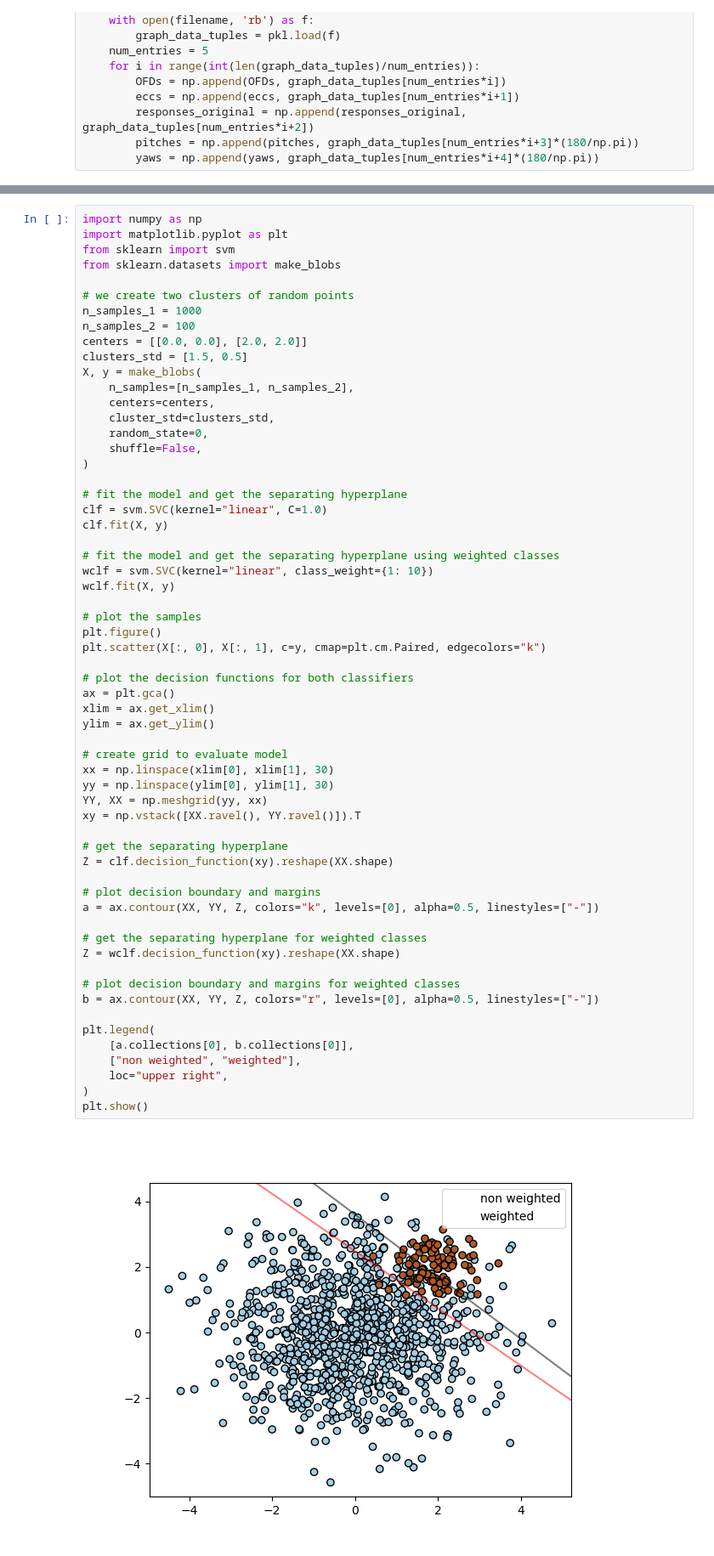
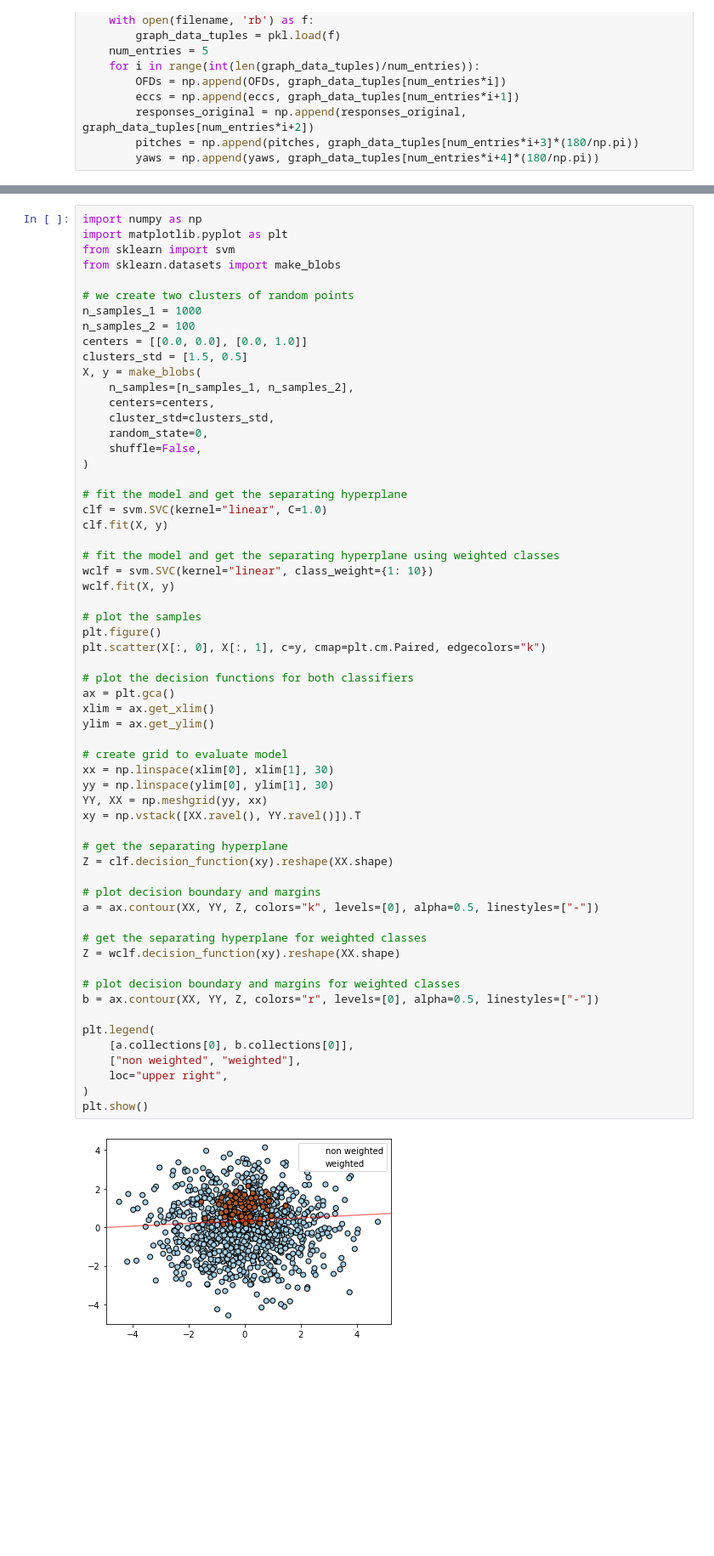
Before and after one commit to HARPLab/dreyevr_recording_analyzer, a Jupyter notebook: periph_subject_analyser-SVM.ipynb, the cells around one changed output, grey strips where cells are left out. Shown at 85% size. Saved outputs shown, nothing was run; the diff lists cells and outputs as text; blank space fills up the shorter version.

```diff
--- a/periph_subject_analyser-SVM.ipynb
+++ b/periph_subject_analyser-SVM.ipynb
@@ -259,7 +259,7 @@ from sklearn.datasets import make_blobs
 # we create two clusters of random points
 n_samples_1 = 1000
 n_samples_2 = 100
-centers = [[0.0, 0.0], [2.0, 2.0]]
+centers = [[0.0, 0.0], [0.0, 1.0]]
 clusters_std = [1.5, 0.5]
 X, y = make_blobs(
     n_samples=[n_samples_1, n_samples_2],
@@ -284,31 +284,31 @@ plt.scatter(X[:, 0], X[:, 1], c=y, cmap=plt.cm.Paired, edgecolors="k")
 # plot the decision functions for both classifiers
 ax = plt.gca()
 xlim = ax.get_xlim()
 ylim = ax.get_ylim()
 
 # create grid to evaluate model
 xx = np.linspace(xlim[0], xlim[1], 30)
 yy = np.linspace(ylim[0], ylim[1], 30)
 YY, XX = np.meshgrid(yy, xx)
 xy = np.vstack([XX.ravel(), YY.ravel()]).T
 
 # get the separating hyperplane
 Z = clf.decision_function(xy).reshape(XX.shape)
 
 # plot decision boundary and margins
 a = ax.contour(XX, YY, Z, colors="k", levels=[0], alpha=0.5, linestyles=["-"])
 
 # get the separating hyperplane for weighted classes
 Z = wclf.decision_function(xy).reshape(XX.shape)
 
 # plot decision boundary and margins for weighted classes
 b = ax.contour(XX, YY, Z, colors="r", levels=[0], alpha=0.5, linestyles=["-"])
 
 plt.legend(
     [a.collections[0], b.collections[0]],
     ["non weighted", "weighted"],
     loc="upper right",
 )
 plt.show()
 # %% [output]
-[figure, old version]
+[figure, new version]
```
Also changed, not shown: parts of 1 cell of this notebook, 5 other files.
